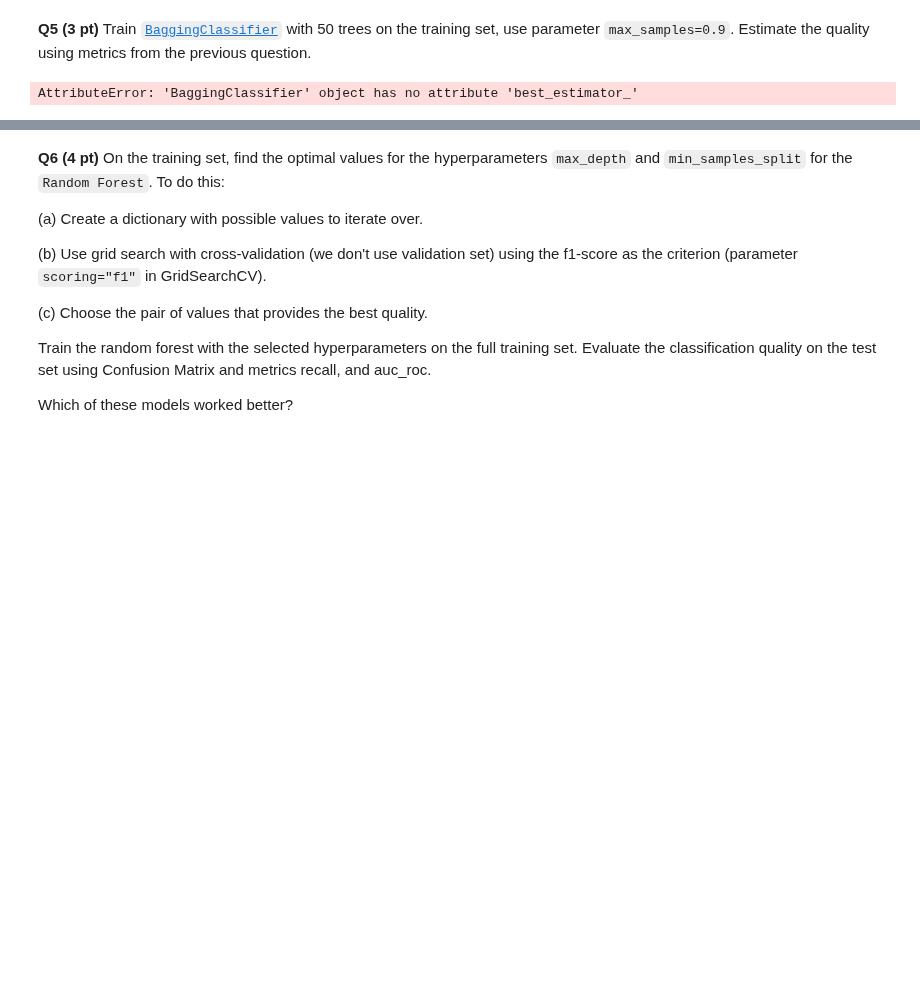
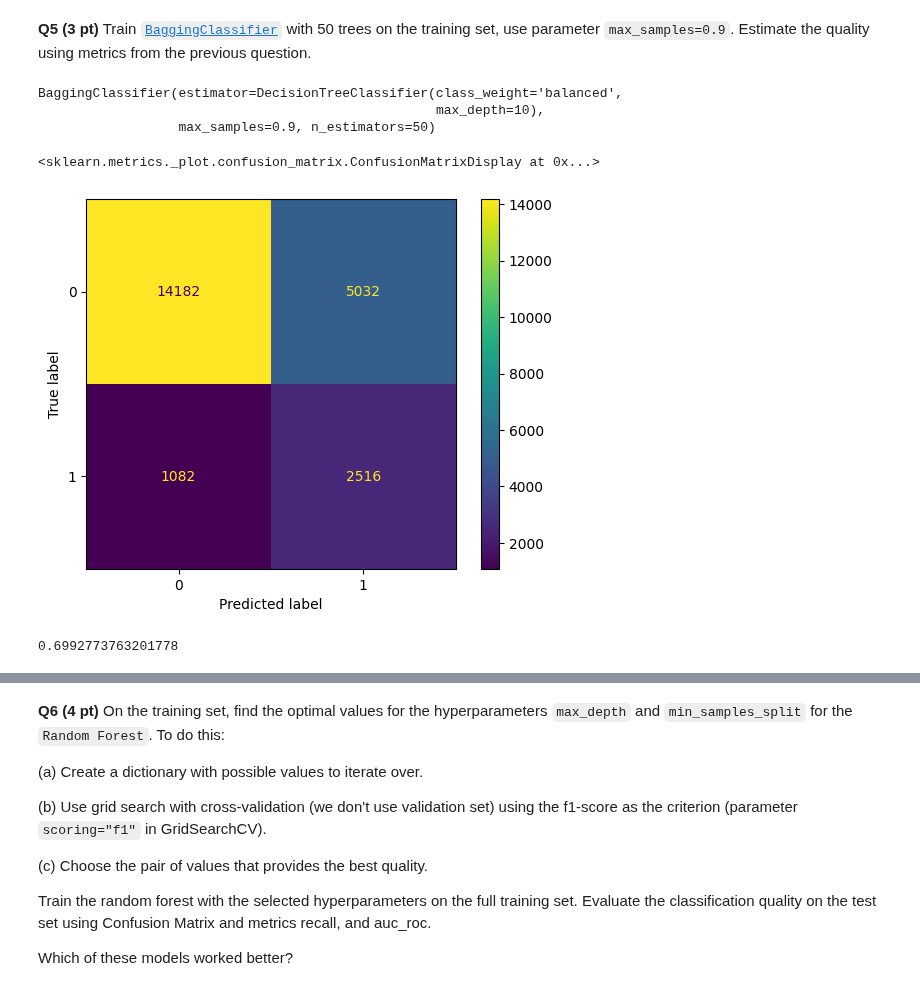
Before and after one commit to Nick-Azzarano/Machine-Learning-Practice, a Jupyter notebook: Spring2025/Homeworks/HW7_Azzarano_Nick.ipynb, the cells around one changed output, grey strips where cells are left out. Drawn from its saved outputs; the diff is of its cells as text; code cells hidden in the pictures; blank space fills up the shorter version.

```diff
--- a/Spring2025/Homeworks/HW7_Azzarano_Nick.ipynb
+++ b/Spring2025/Homeworks/HW7_Azzarano_Nick.ipynb
@@ -259,10 +275,22 @@ RocCurveDisplay.from_predictions(y_test, clf.best_estimator_.predict_proba(X_tes
 **Q5 (3 pt)** Train [`BaggingClassifier`](https://scikit-learn.org/stable/modules/generated/sklearn.ensemble.BaggingClassifier.html) with 50 trees on the training set, use parameter `max_samples=0.9`. Estimate the quality using metrics from the previous question.
 # %%
 from sklearn.ensemble import BaggingClassifier
+# %%
+dt2 = DecisionTreeClassifier(max_depth=10, min_samples_leaf=1, class_weight="balanced")
 # %%
 # Train BaggingClassifier with 50 trees on the training set, use parameter max_samples=0.9.
-clf_bag = BaggingClassifier(estimator=DecisionTreeClassifier(max_depth=10, min_samples_leaf=1), n_estimators=50, max_samples=0.9)
+clf_bag = BaggingClassifier(dt2, n_estimators=50, max_samples=0.9)
 clf_bag.fit(X_train_transformed, y_train)
-clf_bag.best_estimator_.fit(X_train_transformed, y_train)
 # %% [output]
-AttributeError: 'BaggingClassifier' object has no attribute 'best_estimator_'
+BaggingClassifier(estimator=DecisionTreeClassifier(class_weight='balanced',
+                                                   max_depth=10),
+                  max_samples=0.9, n_estimators=50)
+# %%
+ConfusionMatrixDisplay.from_predictions(y_test, clf_bag.predict(X_test_transformed))
+# %% [output]
+<sklearn.metrics._plot.confusion_matrix.ConfusionMatrixDisplay at 0x...>
+[figure, added]
+# %%
+recall_score(y_test, clf_bag.predict(X_test_transformed))
+# %% [output]
+0.6992773763201778
```
Also changed, not shown: parts of 4 cells of this notebook.
